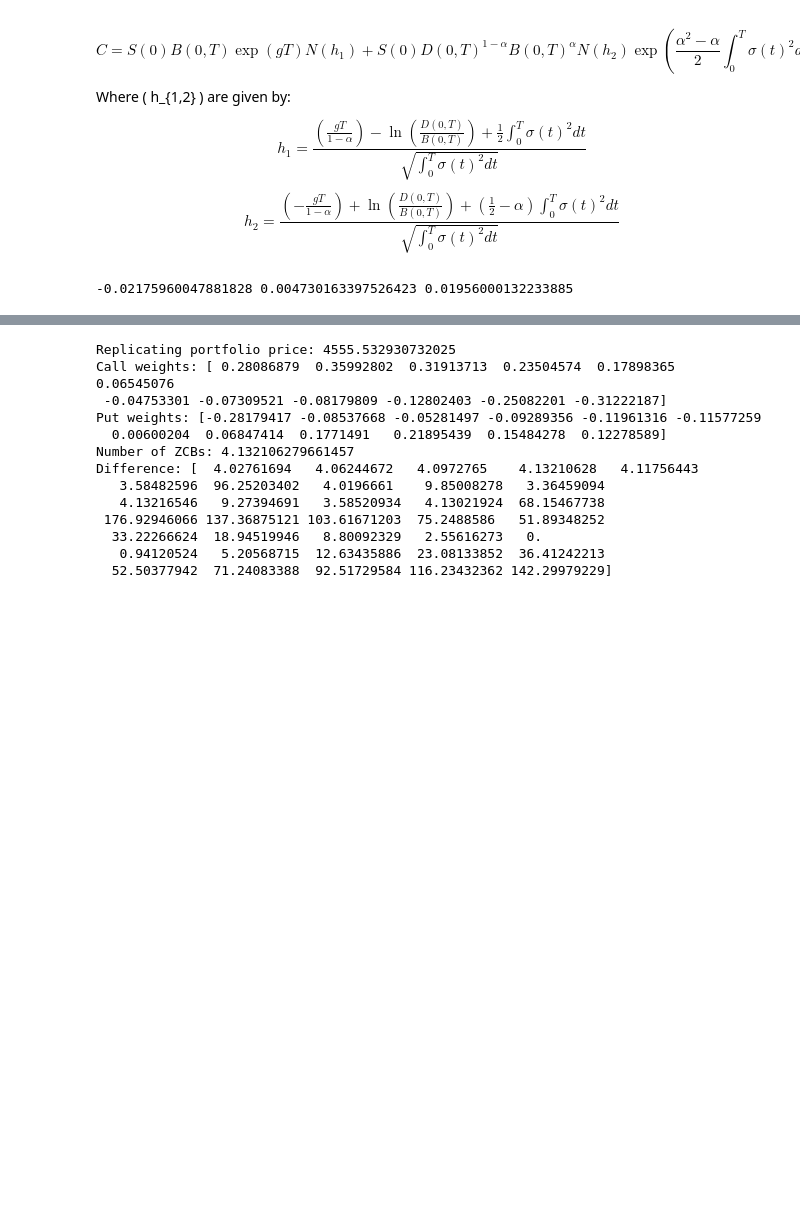
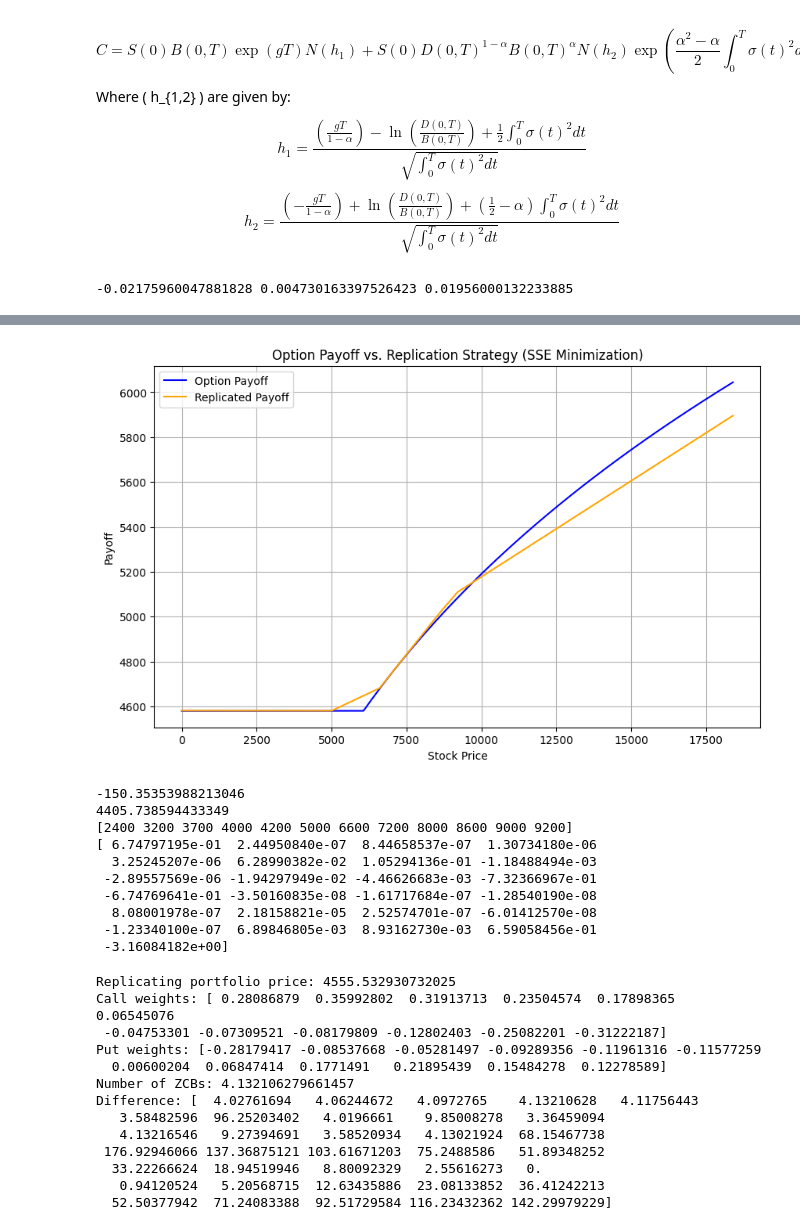
Before and after one commit to Maxlmns/Derivatives-and-security-pricing, a Jupyter notebook: main.ipynb, the cells around one changed output, grey strips where cells are left out. Drawn from its saved outputs; the diff is of its cells as text; code cells hidden in the pictures; blank space fills up the shorter version.

```diff
--- a/main.ipynb
+++ b/main.ipynb
@@ -330,3 +463,29 @@ print(g025,g05,g075)
+# %%
+fig, ax = plt.subplots(1, 1, figsize=(10, 6))
+ax.plot(S, option_payoff, label='Option Payoff', color='blue')
+ax.plot(S, replicated, label='Replicated Payoff', color='orange')
+ax.legend()
+ax.set_xlabel('Stock Price')
+ax.set_ylabel('Payoff')
+plt.title('Option Payoff vs. Replication Strategy (SSE Minimization)')
+plt.grid()
+plt.show()
+print(min(replicated - option_payoff))
+print(price)
+print(strikes)
+print(weights)
+# %% [output]
+[figure, added]
+-150.35353988213046
+4405.738594433349
+[2400 3200 3700 4000 4200 5000 6600 7200 8000 8600 9000 9200]
+[ 6.74797195e-01  2.44950840e-07  8.44658537e-07  1.30734180e-06
+  3.25245207e-06  6.28990382e-02  1.05294136e-01 -1.18488494e-03
+ -2.89557569e-06 -1.94297949e-02 -4.46626683e-03 -7.32366967e-01
+ -6.74769641e-01 -3.50160835e-08 -1.61717684e-07 -1.28540190e-08
+  8.08001978e-07  2.18158821e-05  2.52574701e-07 -6.01412570e-08
+ -1.23340100e-07  6.89846805e-03  8.93162730e-03  6.59058456e-01
+ -3.16084182e+00]
 # %%
 import numpy as np
 from scipy.optimize import minimize
```
Also changed, not shown: parts of 2 cells of this notebook.
